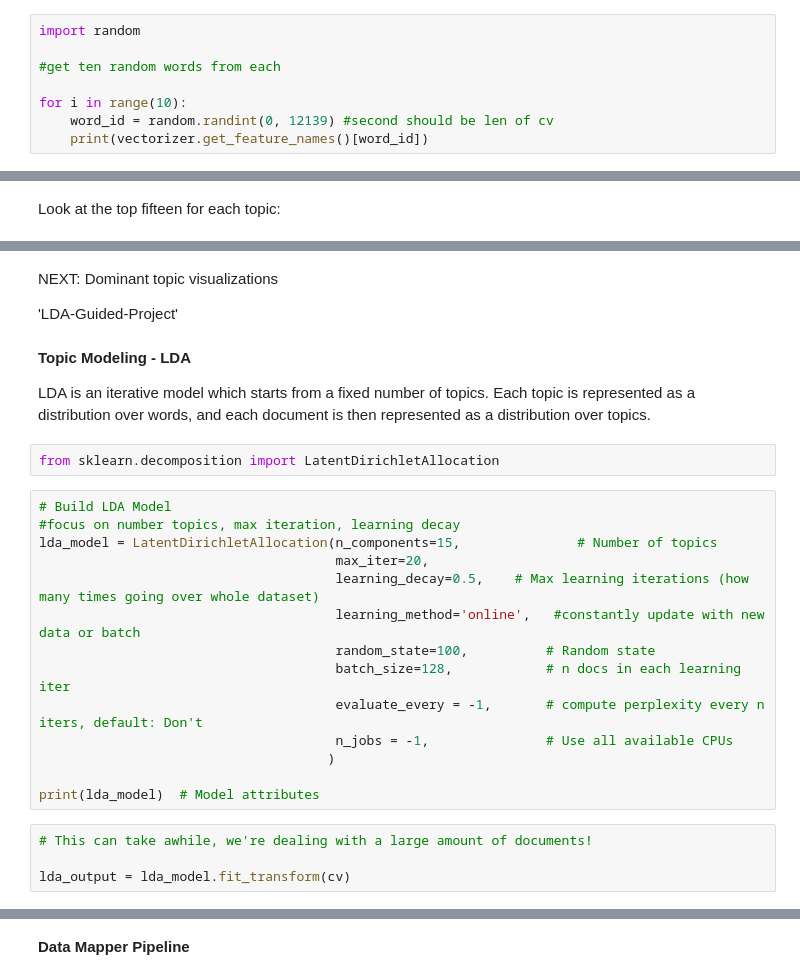
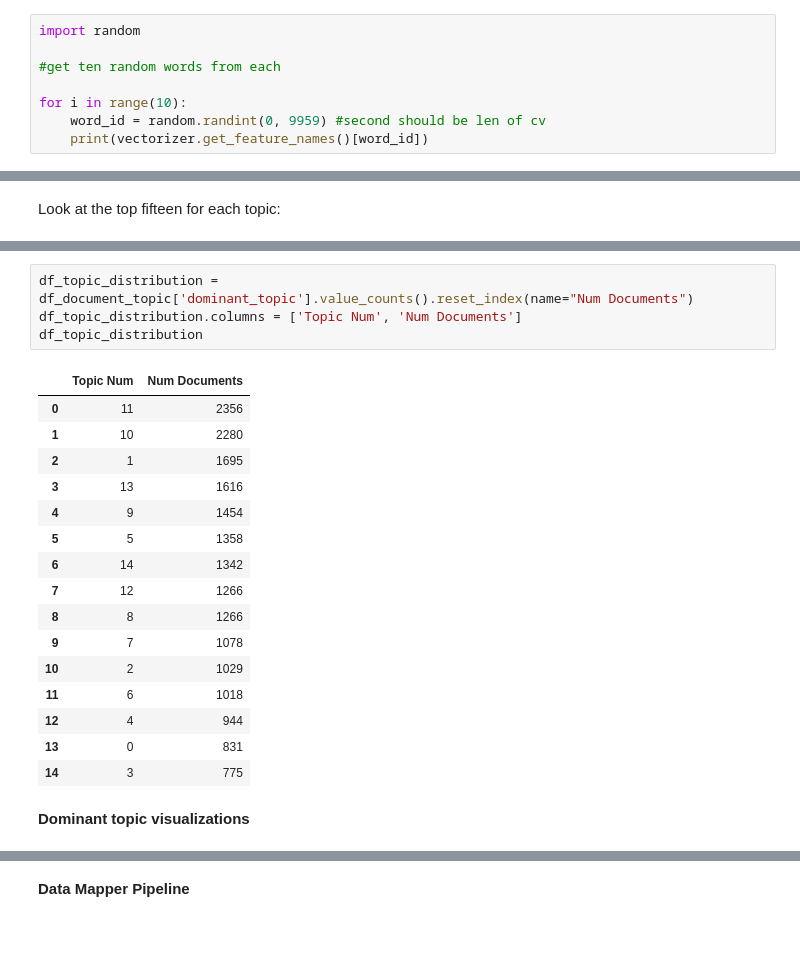
Before and after one commit to mellymillionz/Congressional_Bill_Passage_Analysis, a Jupyter notebook: Topic_Modeling_Summaries.ipynb, the cells around one changed output, grey strips where cells are left out. Cells and saved outputs as stored; diff of their text form; blank space fills up the shorter version.

Commit message:
LDA and visualizations

```diff
--- a/Topic_Modeling_Summaries.ipynb
+++ b/Topic_Modeling_Summaries.ipynb
@@ -331,6 +365,6 @@ import random
 #get ten random words from each
 
 for i in range(10):
-    word_id = random.randint(0, 12139) #second should be len of cv
+    word_id = random.randint(0, 9959) #second should be len of cv
     print(vectorizer.get_feature_names()[word_id])
 # %% [output]
@@ -377,28 +604,23 @@ for index,topic in enumerate(lda_model.components_):
+# %%
+df_topic_distribution = df_document_topic['dominant_topic'].value_counts().reset_index(name="Num Documents")
+df_topic_distribution.columns = ['Topic Num', 'Num Documents']
+df_topic_distribution
+# %% [output]
+|  | Topic Num | Num Documents |
+| 0 | 11 | 2356 |
+| 1 | 10 | 2280 |
+| 2 | 1 | 1695 |
+| 3 | 13 | 1616 |
+| 4 | 9 | 1454 |
+| 5 | 5 | 1358 |
+| 6 | 14 | 1342 |
+| 7 | 12 | 1266 |
+| 8 | 8 | 1266 |
+| 9 | 7 | 1078 |
+| 10 | 2 | 1029 |
+| 11 | 6 | 1018 |
+| 12 | 4 | 944 |
+| 13 | 0 | 831 |
+| 14 | 3 | 775 |
 # %% [markdown]
-NEXT: Dominant topic visualizations
-
-'LDA-Guided-Project'
+**Dominant topic visualizations**
-# %% [markdown]
-**Topic Modeling - LDA**
-
-LDA is an iterative model which starts from a fixed number of topics. Each topic is represented as a distribution over words, and each document is then represented as a distribution over topics.
-# %%
-from sklearn.decomposition import LatentDirichletAllocation
-# %%
-# Build LDA Model
-#focus on number topics, max iteration, learning decay
-lda_model = LatentDirichletAllocation(n_components=15,               # Number of topics
-                                      max_iter=20,
-                                      learning_decay=0.5,    # Max learning iterations (how many times going over whole dataset)
-                                      learning_method='online',   #constantly update with new data or batch
-                                      random_state=100,          # Random state
-                                      batch_size=128,            # n docs in each learning iter
-                                      evaluate_every = -1,       # compute perplexity every n iters, default: Don't
-                                      n_jobs = -1,               # Use all available CPUs
-                                     )
-
-print(lda_model)  # Model attributes
-# %%
-# This can take awhile, we're dealing with a large amount of documents!
-
-lda_output = lda_model.fit_transform(cv)
```
Also changed, not shown: parts of 51 cells of this notebook.
